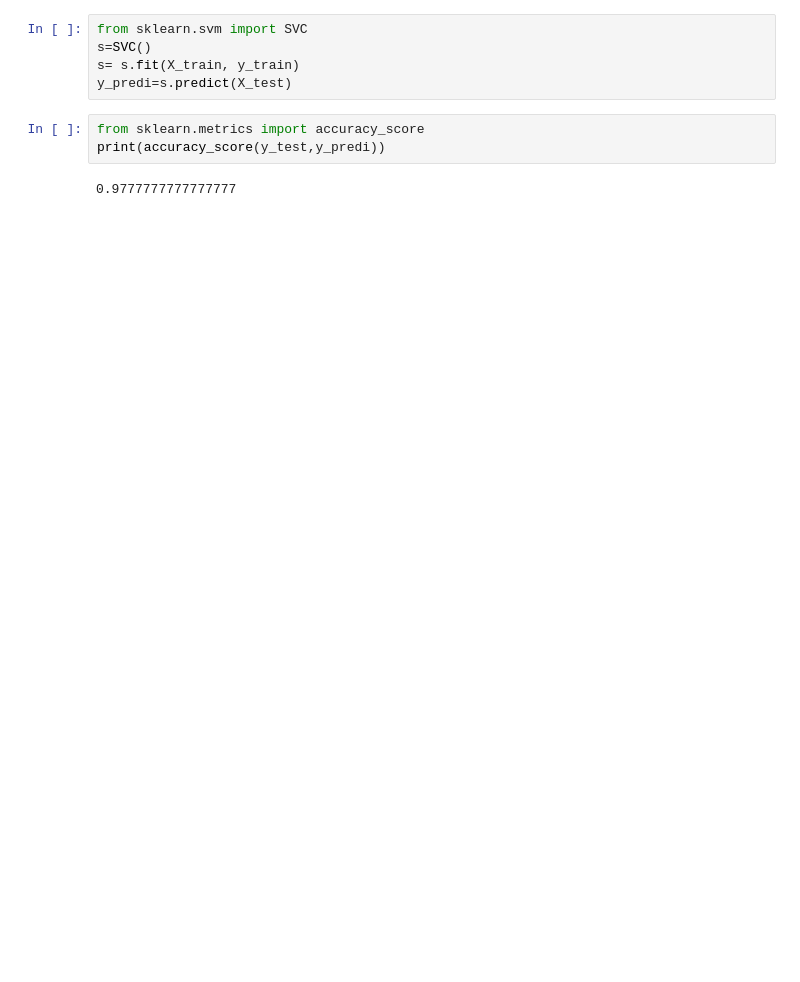
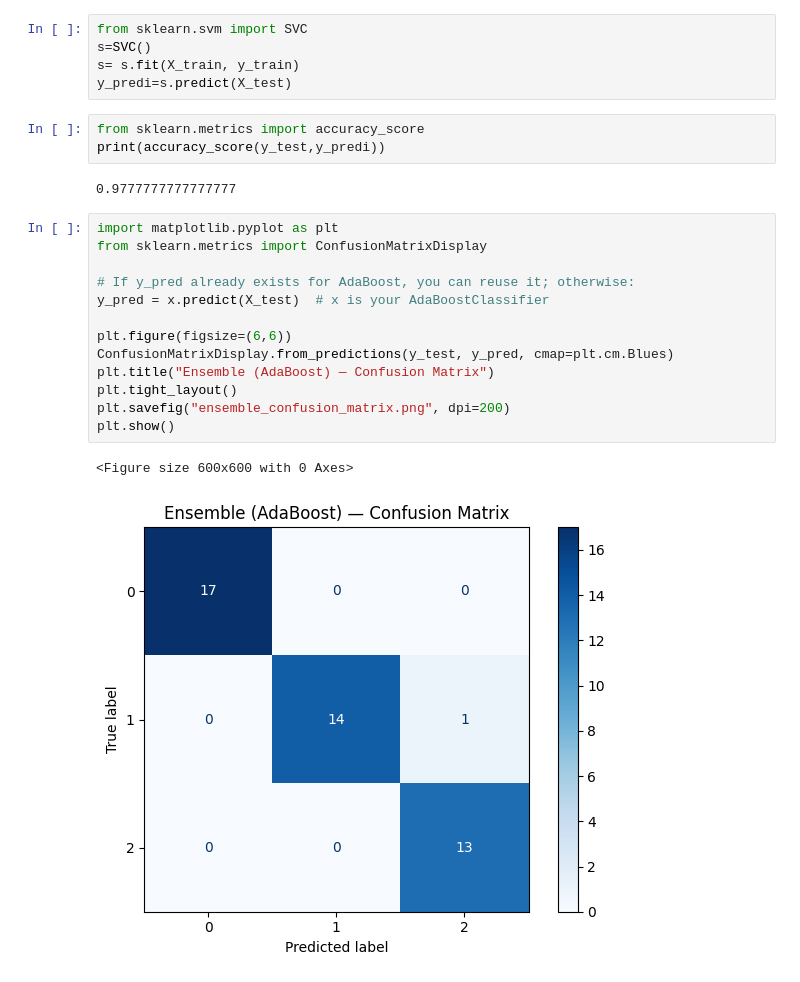
Before and after one commit to ruturaj-018/Machine-learning-blueprints, a Jupyter notebook: 08-Ensemble-Learning/Ensemble.ipynb, the cells around one changed output. Saved outputs shown, nothing was run; the diff lists cells and outputs as text; blank space fills up the shorter version.

```diff
--- a/08-Ensemble-Learning/Ensemble.ipynb
+++ b/08-Ensemble-Learning/Ensemble.ipynb
@@ -51,3 +51,19 @@ from sklearn.metrics import accuracy_score
 print(accuracy_score(y_test,y_predi))
 # %% [output]
 0.9777777777777777
+# %%
+import matplotlib.pyplot as plt
+from sklearn.metrics import ConfusionMatrixDisplay
+
+# If y_pred already exists for AdaBoost, you can reuse it; otherwise:
+y_pred = x.predict(X_test)  # x is your AdaBoostClassifier
+
+plt.figure(figsize=(6,6))
+ConfusionMatrixDisplay.from_predictions(y_test, y_pred, cmap=plt.cm.Blues)
+plt.title("Ensemble (AdaBoost) — Confusion Matrix")
+plt.tight_layout()
+plt.savefig("ensemble_confusion_matrix.png", dpi=200)
+plt.show()
+# %% [output]
+<Figure size 600x600 with 0 Axes>
+[figure, added]
```
Also changed, not shown: parts of 4 cells of this notebook.
